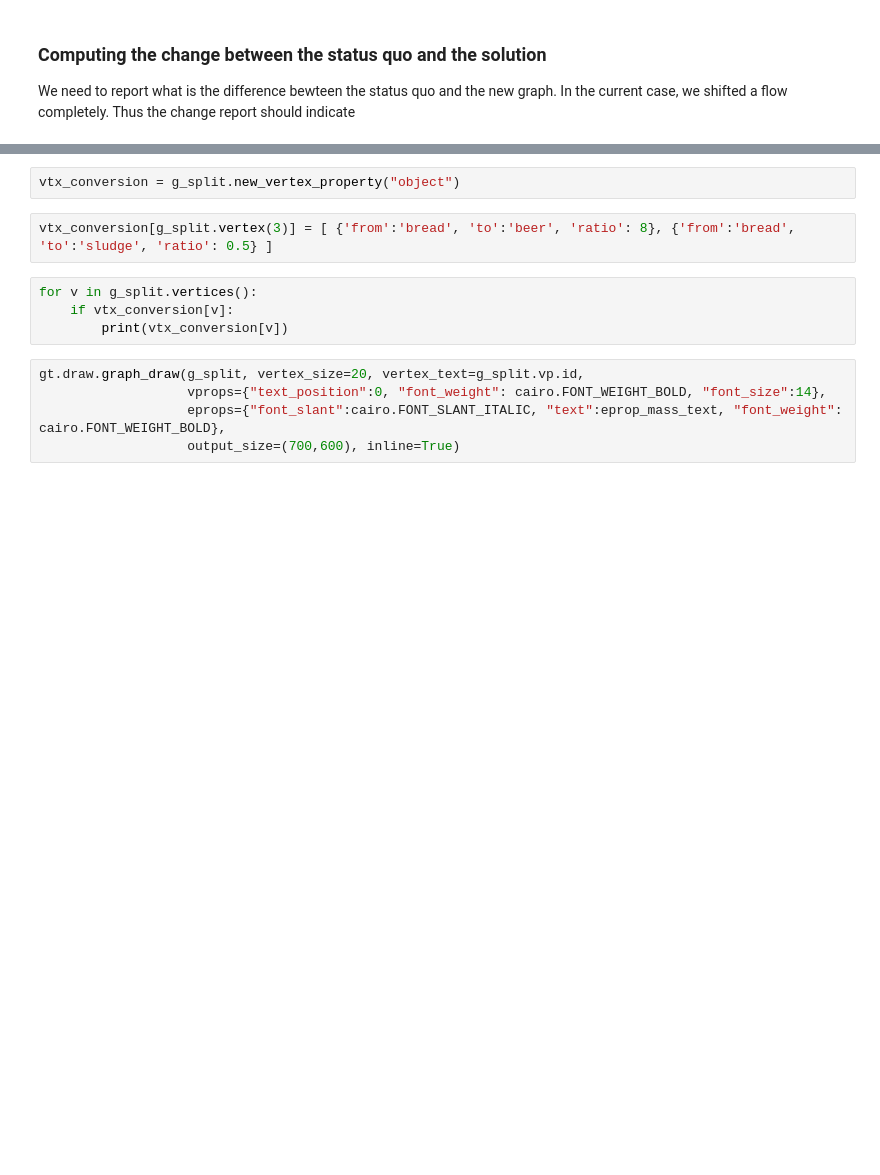
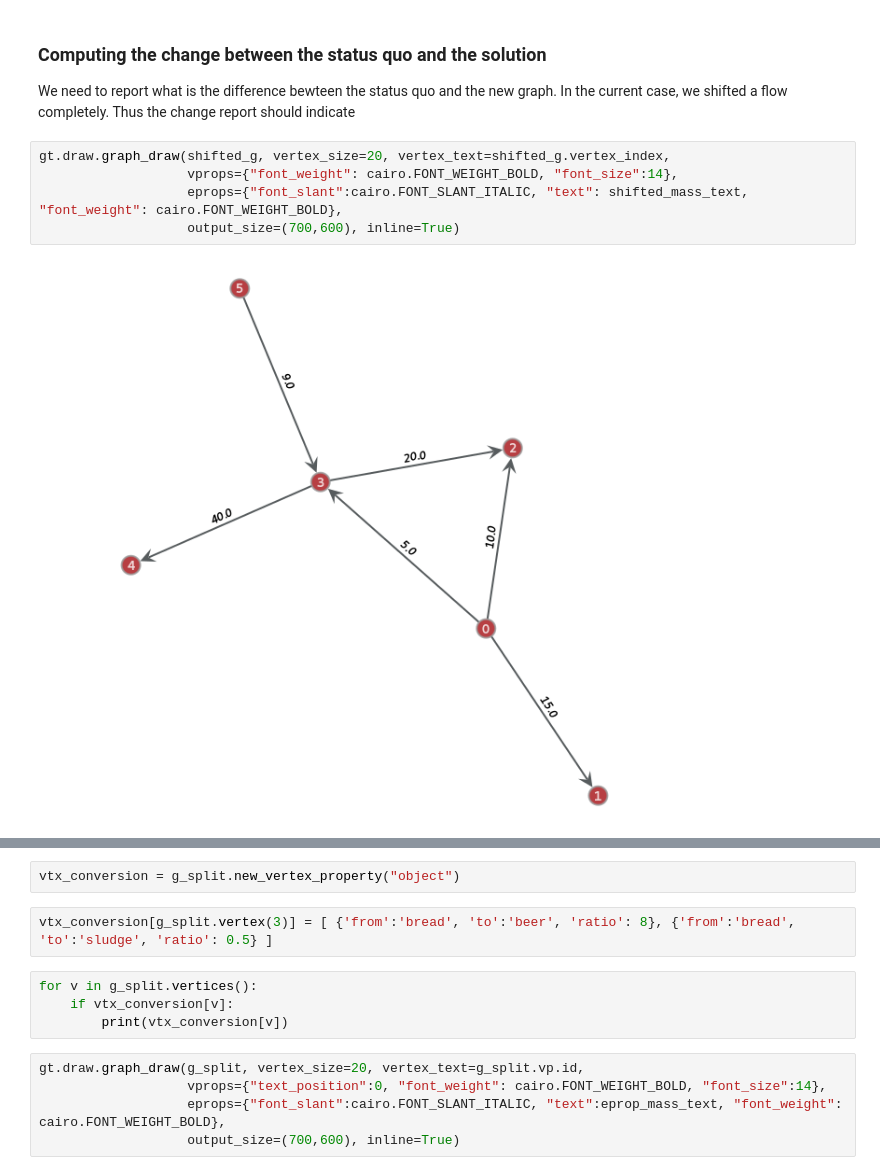
Before and after one commit to MaxBo/REPAiR-Web, a Jupyter notebook: flow_modelling/fm03_add_remove_flows.ipynb, the cells around one changed output, grey strips where cells are left out. Drawn from its saved outputs; the diff is of its cells as text; blank space fills up the shorter version.

```diff
--- a/flow_modelling/fm03_add_remove_flows.ipynb
+++ b/flow_modelling/fm03_add_remove_flows.ipynb
@@ -210,3 +210,10 @@ gt.draw.graph_draw(shifted_g, vertex_size=20, vertex_text=shifted_g.vp.id,
 ### Computing the change between the status quo and the solution
 
 We need to report what is the difference bewteen the status quo and the new graph. In the current case, we shifted a flow completely. Thus the change report should indicate
+# %%
+gt.draw.graph_draw(shifted_g, vertex_size=20, vertex_text=shifted_g.vertex_index,
+                   vprops={"font_weight": cairo.FONT_WEIGHT_BOLD, "font_size":14},
+                   eprops={"font_slant":cairo.FONT_SLANT_ITALIC, "text": shifted_mass_text, "font_weight": cairo.FONT_WEIGHT_BOLD},
+                   output_size=(700,600), inline=True)
+# %% [output]
+[figure, added]
```
Also changed, not shown: parts of 12 cells of this notebook, 1 other file.
